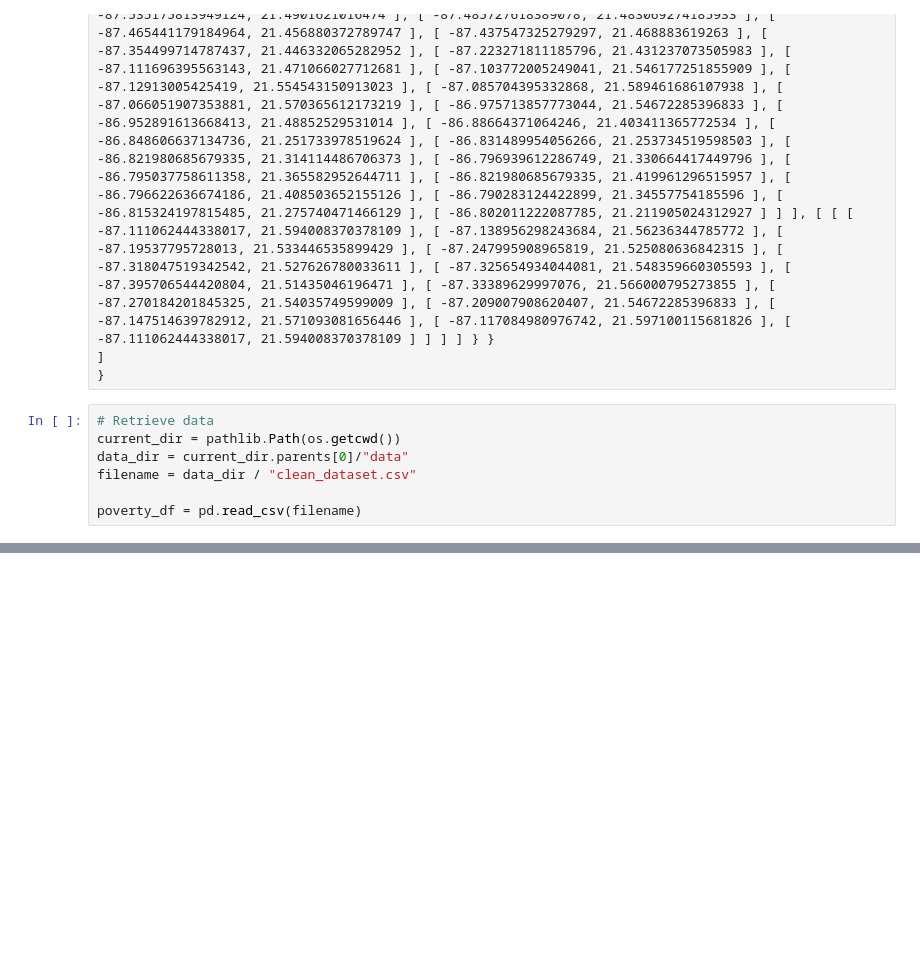
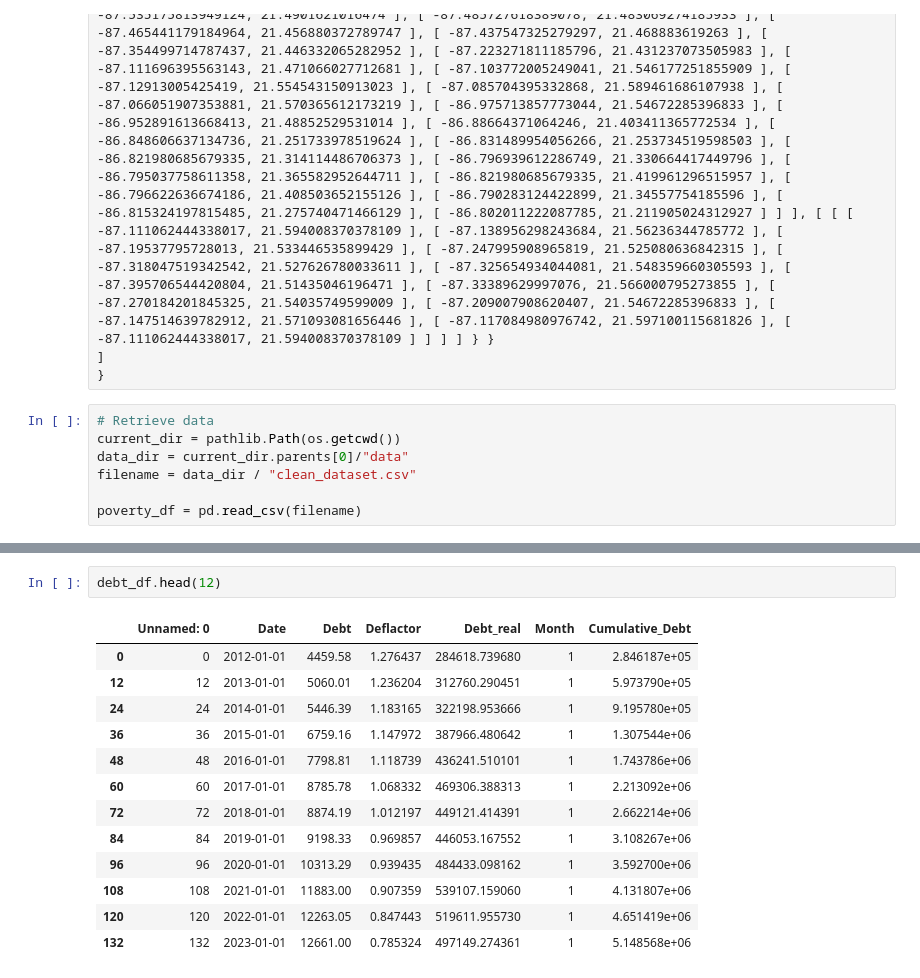
Before and after one commit to dmunozbatista/Poverty_Alimentary_Poverty_in_Mexico, a Jupyter notebook: visualizations/visualizations_code.ipynb, the cells around one changed output, grey strips where cells are left out. Saved outputs shown, nothing was run; the diff lists cells and outputs as text; blank space fills up the shorter version.

```diff
--- a/visualizations/visualizations_code.ipynb
+++ b/visualizations/visualizations_code.ipynb
@@ -305,0 +507,16 @@ create_line_plots(poverty_df, "extreme_poverty")
+# %%
+debt_df.head(12)
+# %% [output]
+|  | Unnamed: 0 | Date | Debt | Deflactor | Debt_real | Month | Cumulative_Debt |
+| 0 | 0 | 2012-01-01 | 4459.58 | 1.276437 | 284618.739680 | 1 | 2.846187e+05 |
+| 12 | 12 | 2013-01-01 | 5060.01 | 1.236204 | 312760.290451 | 1 | 5.973790e+05 |
+| 24 | 24 | 2014-01-01 | 5446.39 | 1.183165 | 322198.953666 | 1 | 9.195780e+05 |
+| 36 | 36 | 2015-01-01 | 6759.16 | 1.147972 | 387966.480642 | 1 | 1.307544e+06 |
+| 48 | 48 | 2016-01-01 | 7798.81 | 1.118739 | 436241.510101 | 1 | 1.743786e+06 |
+| 60 | 60 | 2017-01-01 | 8785.78 | 1.068332 | 469306.388313 | 1 | 2.213092e+06 |
+| 72 | 72 | 2018-01-01 | 8874.19 | 1.012197 | 449121.414391 | 1 | 2.662214e+06 |
+| 84 | 84 | 2019-01-01 | 9198.33 | 0.969857 | 446053.167552 | 1 | 3.108267e+06 |
+| 96 | 96 | 2020-01-01 | 10313.29 | 0.939435 | 484433.098162 | 1 | 3.592700e+06 |
+| 108 | 108 | 2021-01-01 | 11883.00 | 0.907359 | 539107.159060 | 1 | 4.131807e+06 |
+| 120 | 120 | 2022-01-01 | 12263.05 | 0.847443 | 519611.955730 | 1 | 4.651419e+06 |
+| 132 | 132 | 2023-01-01 | 12661.00 | 0.785324 | 497149.274361 | 1 | 5.148568e+06 |
```
Also changed, not shown: parts of 18 cells of this notebook, 48 other files.
